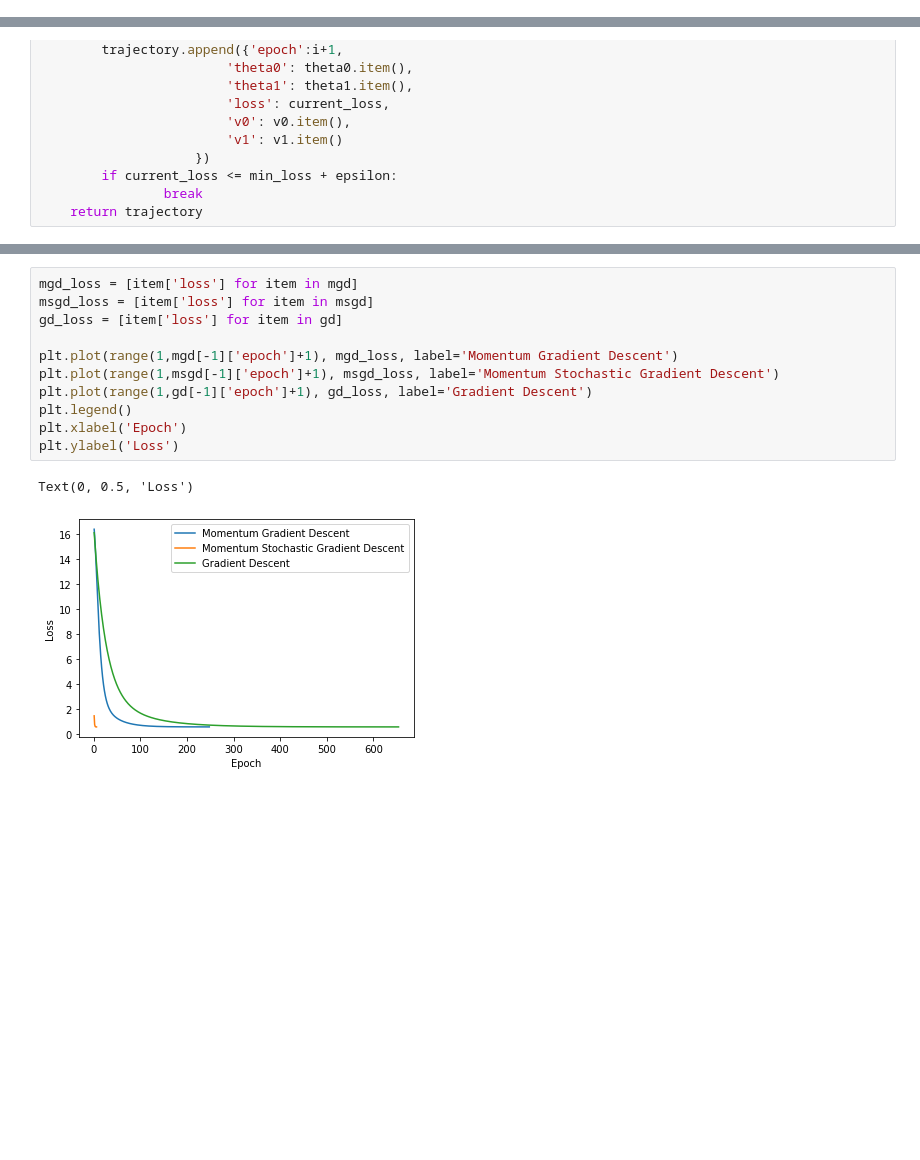
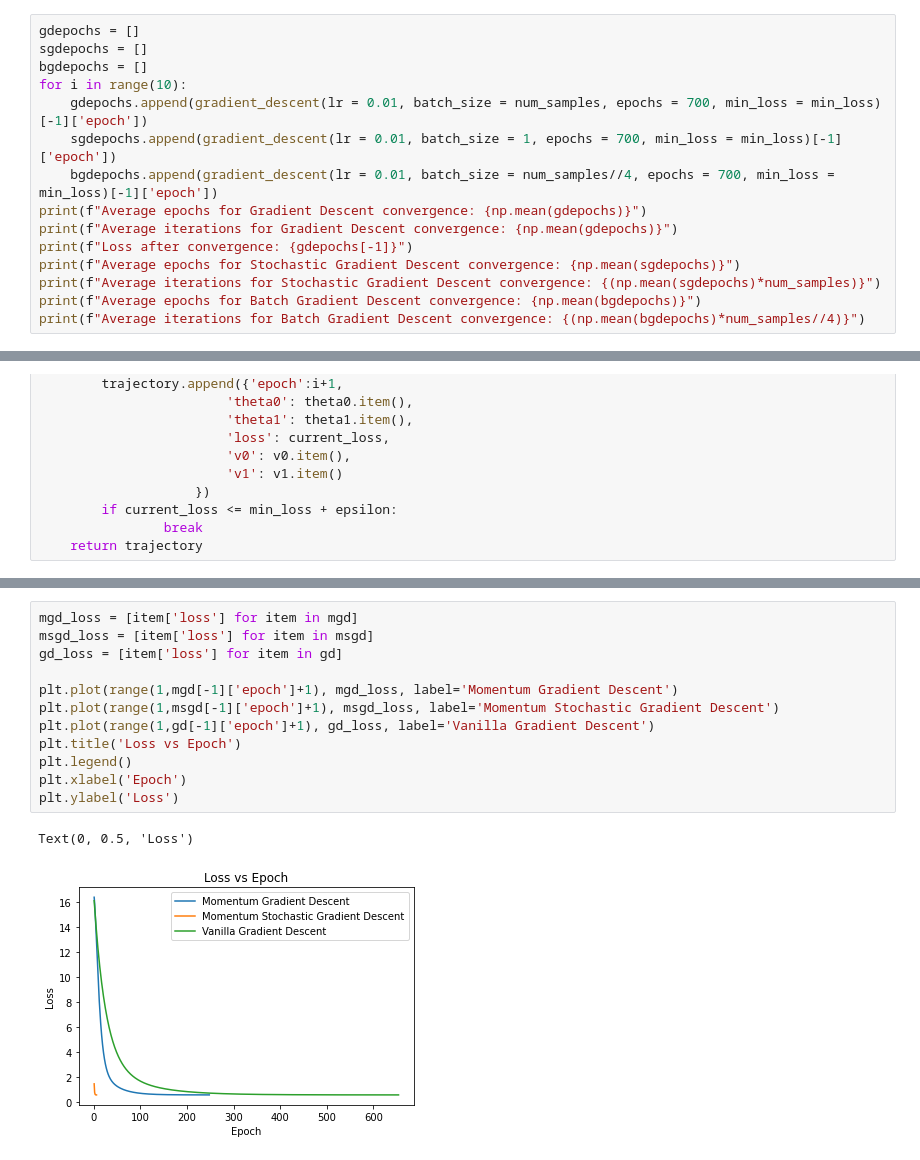
Before and after one commit to abhinauu/es335-24-fall-assignment-2, a Jupyter notebook: main.ipynb, the cells around one changed output, grey strips where cells are left out. Cells and saved outputs as stored; diff of their text form; blank space fills up the shorter version.

Commit message:
added visualizations for momentum
added momentum gradient descent convergence visualization and improved vanilla gradient descent visualization

```diff
--- a/main.ipynb
+++ b/main.ipynb
@@ -141,0 +128,15 @@ Batch Gradient Descent
+# %%
+gdepochs = []
+sgdepochs = []
+bgdepochs = []
+for i in range(10):
+    gdepochs.append(gradient_descent(lr = 0.01, batch_size = num_samples, epochs = 700, min_loss = min_loss)[-1]['epoch'])
+    sgdepochs.append(gradient_descent(lr = 0.01, batch_size = 1, epochs = 700, min_loss = min_loss)[-1]['epoch'])
+    bgdepochs.append(gradient_descent(lr = 0.01, batch_size = num_samples//4, epochs = 700, min_loss = min_loss)[-1]['epoch'])
+print(f"Average epochs for Gradient Descent convergence: {np.mean(gdepochs)}")
+print(f"Average iterations for Gradient Descent convergence: {np.mean(gdepochs)}")
+print(f"Loss after convergence: {gdepochs[-1]}")
+print(f"Average epochs for Stochastic Gradient Descent convergence: {np.mean(sgdepochs)}")
+print(f"Average iterations for Stochastic Gradient Descent convergence: {(np.mean(sgdepochs)*num_samples)}")
+print(f"Average epochs for Batch Gradient Descent convergence: {np.mean(bgdepochs)}")
+print(f"Average iterations for Batch Gradient Descent convergence: {(np.mean(bgdepochs)*num_samples//4)}")
@@ -230,14 +275,15 @@ print(gd[-1])
 # %%
 mgd_loss = [item['loss'] for item in mgd]
 msgd_loss = [item['loss'] for item in msgd]
 gd_loss = [item['loss'] for item in gd]
 
 plt.plot(range(1,mgd[-1]['epoch']+1), mgd_loss, label='Momentum Gradient Descent')
 plt.plot(range(1,msgd[-1]['epoch']+1), msgd_loss, label='Momentum Stochastic Gradient Descent')
-plt.plot(range(1,gd[-1]['epoch']+1), gd_loss, label='Gradient Descent')
+plt.plot(range(1,gd[-1]['epoch']+1), gd_loss, label='Vanilla Gradient Descent')
+plt.title('Loss vs Epoch')
 plt.legend()
 plt.xlabel('Epoch')
 plt.ylabel('Loss')
 # %% [output]
 Text(0, 0.5, 'Loss')
-[figure, old version]
+[figure, new version]
```
Also changed, not shown: parts of 9 cells of this notebook, 2 other files.
